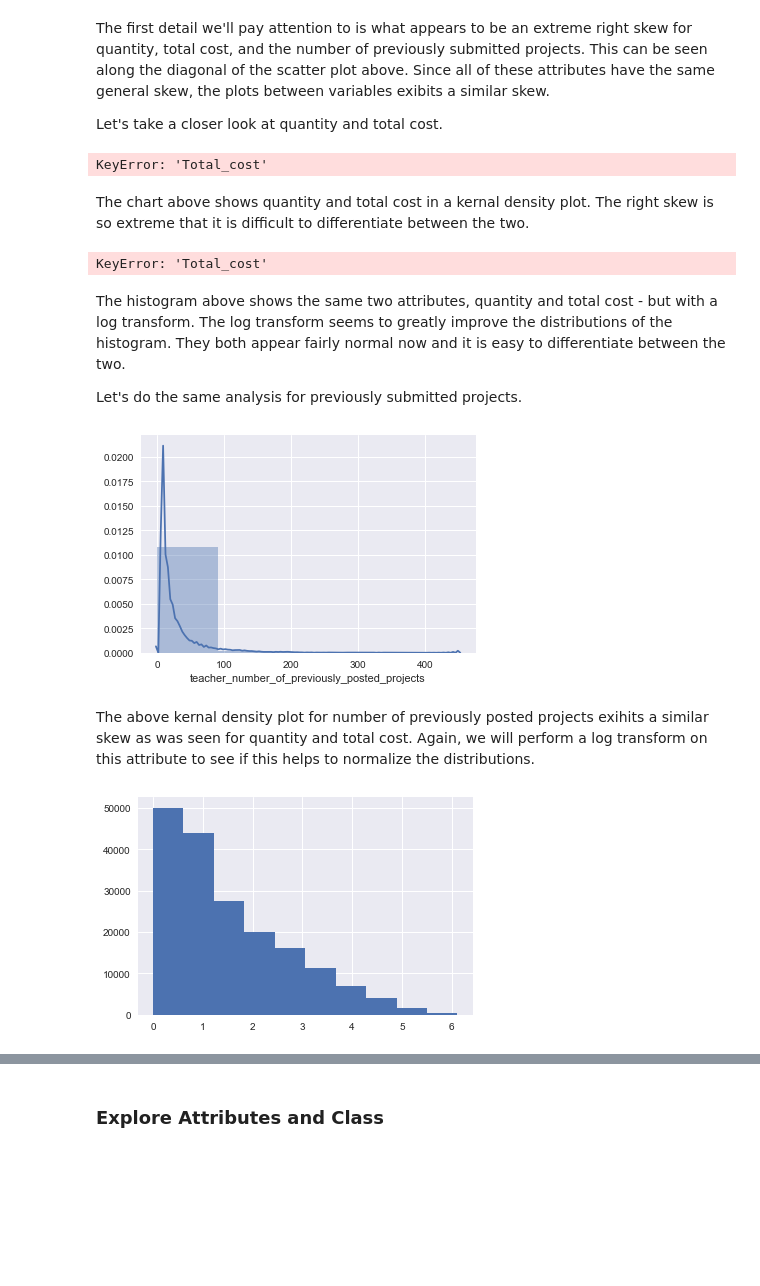
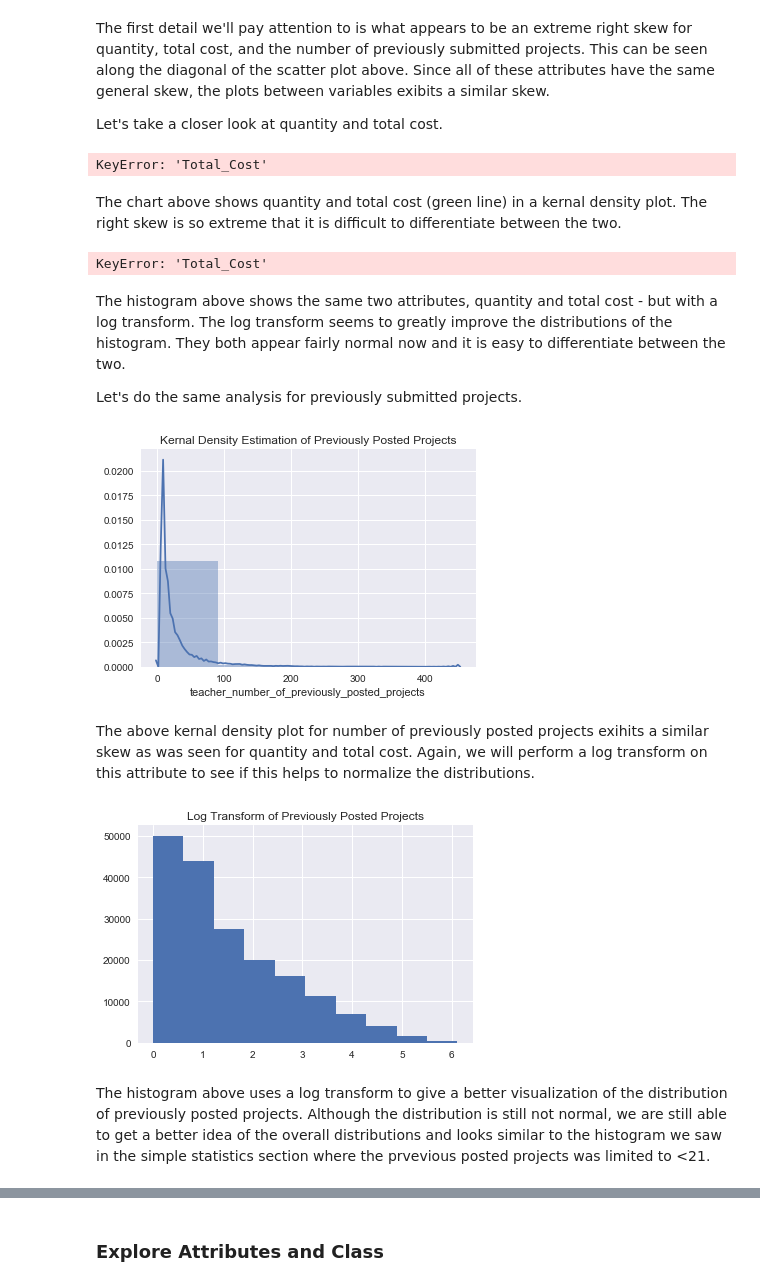
Before and after one commit to davestroud/DonorsChoose, a Jupyter notebook: Template.ipynb, the cells around one changed output, grey strips where cells are left out. Drawn from its saved outputs; the diff is of its cells as text; code cells hidden in the pictures; blank space fills up the shorter version.

```diff
--- a/Template.ipynb
+++ b/Template.ipynb
@@ -790,29 +791,0 @@ In this section we will further examine the relationships between attributes tha
-# %%
-#import dataset#import
-import pandas as pd
-import numpy as np
-df_train = pd.read_csv('train.csv')
-df_resources = pd.read_csv('resources.csv')
-df_resources['Total_cost'] = df_resources.quantity * df_resources.price
-train_resource = pd.merge(df_train, df_resources, on="id", how='left')
-#https://www.kaggle.com/codename007/a-very-extensive-end-to-end-project-donorschoose
-## Merging with train and test data ##
-train_resource = pd.merge(df_train, df_resources, on="id", how='left')
-t2 = train_resource.pivot_table(index = ['id', 'description'],
-                                values='quantity',
-                                aggfunc=np.sum)
-t2.reset_index(inplace=True)
-train_resource = pd.merge(train_resource,
-                          t2,
-                          on=['id', 'description'],
-                          how='right',
-                          suffixes=('_Orig', '_True'))
-
-Total_cost = train_resource.pivot_table(values=['Total_cost','quantity'],
-                                        index='id',
-                                        aggfunc={'Total_cost' : np.sum, 'quantity' : np.sum})
-Total_cost.reset_index(level=0, inplace = True)
-
-df_train = df_train.merge(Total_cost, on='id', how='left')
-df_train['Average_item_cost'] = df_train.Total_cost  / df_train.quantity
-#df_train.info()
@@ -823,8 +791,0 @@ Let's take a look at the continuous variables in a scatter matrix to get a first
-# %%
-%matplotlib inline
-from matplotlib import pyplot as plt
-import seaborn as sns
-sns.set()
-
-sns.pairplot(df_train,hue="project_is_approved", diag_kind = 'hist', size=5)
-plt.show()
@@ -835,17 +806,19 @@ The first detail we'll pay attention to is what appears to be an extreme right s
 
 Let's take a closer look at quantity and total cost.
 # %%
-sns.distplot(df_train["Total_cost"], bins=5, kde=True, color='green')
-sns.distplot(df_train["quantity"], bins=5, kde=True)
+sns.distplot(df_train["Total_Cost"].dropna(), bins=5, kde=True, color = 'green')
+sns.distplot(df_train["True_Quantity"].dropna(), bins=5, kde=True)
+plt.title('Kernal Density Estimation of Total Cost and Quantity')
 plt.show()
 # %% [output]
-KeyError: 'Total_cost'
+KeyError: 'Total_Cost'
 # %% [markdown]
-The chart above shows quantity and total cost in a kernal density plot.  The right skew is so extreme that it is difficult to differentiate between the two.
+The chart above shows quantity and total cost (green line) in a kernal density plot. The right skew is so extreme that it is difficult to differentiate between the two.
 # %%
-df_train["Total_cost"].apply(np.log).hist(color='green')
-df_train["quantity"].apply(np.log).hist()
+df_train["Total_Cost"].apply(np.log).hist(color='green')
+df_train["True_Quantity"].apply(np.log).hist()
+plt.title('Log Transform of Total Cost and Quantity')
 plt.show()
 # %% [output]
-KeyError: 'Total_cost'
+KeyError: 'Total_Cost'
 # %% [markdown]
@@ -854,7 +827,8 @@ The histogram above shows the same two attributes, quantity and total cost - but
 Let's do the same analysis for previously submitted projects.
 # %%
 sns.distplot(df_train["teacher_number_of_previously_posted_projects"], bins=5, kde=True)
+plt.title('Kernal Density Estimation of Previously Posted Projects')
 plt.show()
 # %% [output]
-[figure, old version]
+[figure, new version]
 # %% [markdown]
@@ -862,8 +836,11 @@ The above kernal density plot for number of previously posted projects exihits a
 # %%
 number = df_train["teacher_number_of_previously_posted_projects"]+1
 number.apply(np.log).hist()
+plt.title('Log Transform of Previously Posted Projects')
 plt.show()
 # %% [output]
-[figure, old version]
+[figure, new version]
+# %% [markdown]
+The histogram above uses a log transform to give a better visualization of the distribution of previously posted projects. Although the distribution is still not normal, we are still able to get a better idea of the overall distributions and looks similar to the histogram we saw in the simple statistics section where the prvevious posted projects was limited to <21.
 # %%
 sns.heatmap(df_train.corr(), annot=True, fmt=".2f", cmap = 'Blues')
```
Also changed, not shown: parts of 8 cells of this notebook.
